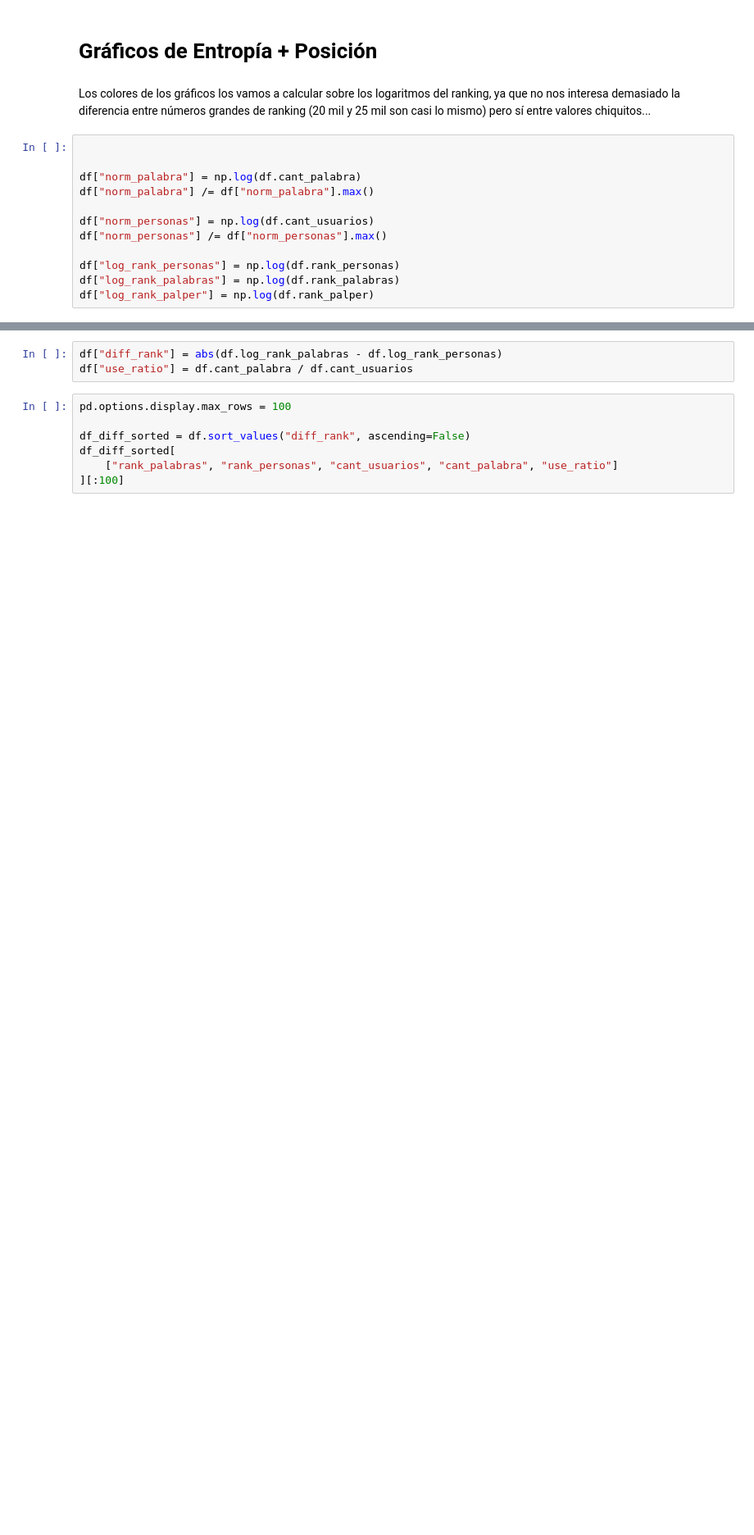
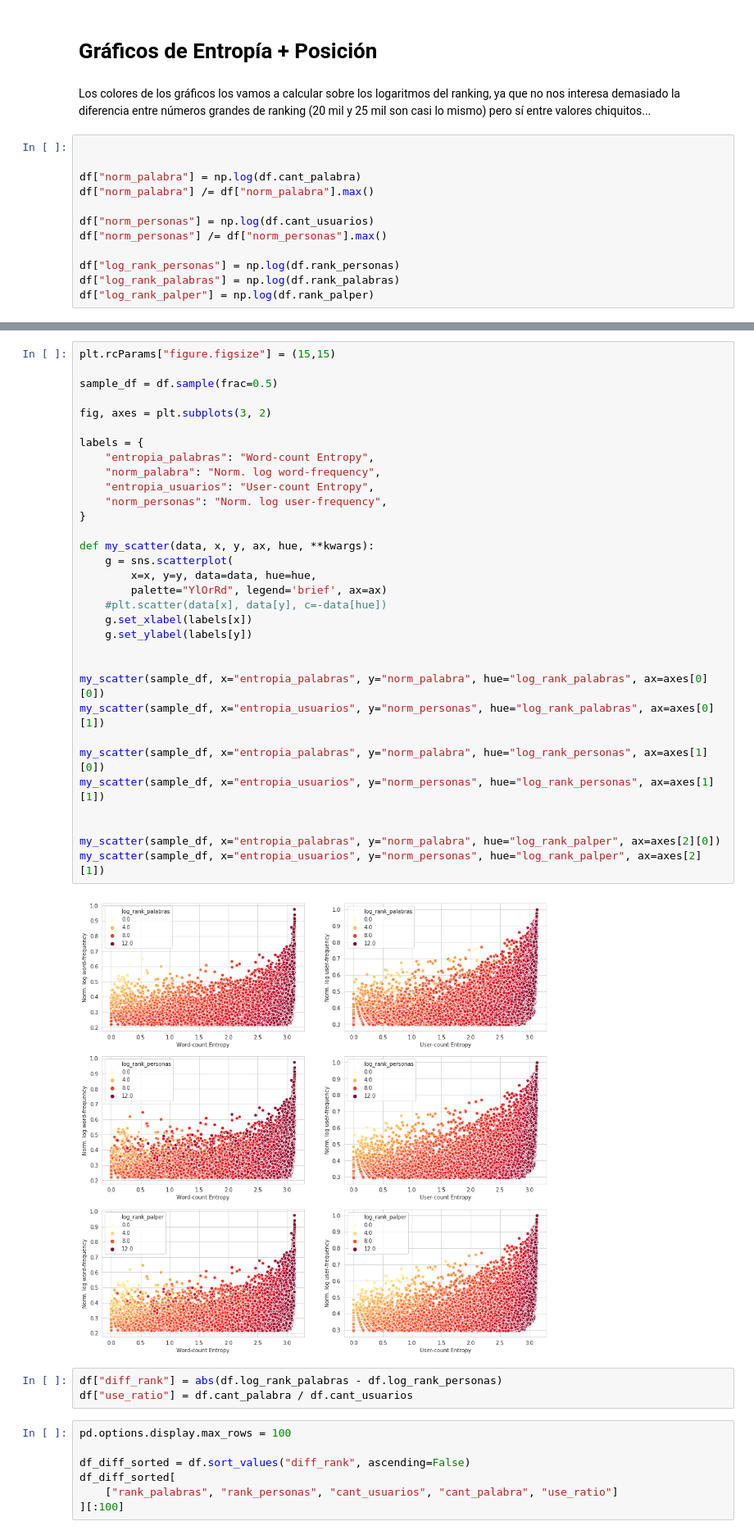
Before and after one commit to finiteautomata/contrastes, a Jupyter notebook: notebooks/graficos-entropia.ipynb, the cells around one changed output, grey strips where cells are left out. Shown at 82% size. Drawn from its saved outputs; the diff is of its cells as text; blank space fills up the shorter version.

```diff
--- a/notebooks/graficos-entropia.ipynb
+++ b/notebooks/graficos-entropia.ipynb
@@ -185,3 +157,37 @@ Text(0.5,1,'Word-Count Information Value on User-Count axes')
+# %%
+plt.rcParams["figure.figsize"] = (15,15)
+
+sample_df = df.sample(frac=0.5)
+
+fig, axes = plt.subplots(3, 2)
+
+labels = {
+    "entropia_palabras": "Word-count Entropy",
+    "norm_palabra": "Norm. log word-frequency",
+    "entropia_usuarios": "User-count Entropy",
+    "norm_personas": "Norm. log user-frequency",
+}
+
+def my_scatter(data, x, y, ax, hue, **kwargs):
+    g = sns.scatterplot(
+        x=x, y=y, data=data, hue=hue,
+        palette="YlOrRd", legend='brief', ax=ax)
+    #plt.scatter(data[x], data[y], c=-data[hue])
+    g.set_xlabel(labels[x])
+    g.set_ylabel(labels[y])
+
+
+my_scatter(sample_df, x="entropia_palabras", y="norm_palabra", hue="log_rank_palabras", ax=axes[0][0])
+my_scatter(sample_df, x="entropia_usuarios", y="norm_personas", hue="log_rank_palabras", ax=axes[0][1])
+
+my_scatter(sample_df, x="entropia_palabras", y="norm_palabra", hue="log_rank_personas", ax=axes[1][0])
+my_scatter(sample_df, x="entropia_usuarios", y="norm_personas", hue="log_rank_personas", ax=axes[1][1])
+
+
+my_scatter(sample_df, x="entropia_palabras", y="norm_palabra", hue="log_rank_palper", ax=axes[2][0])
+my_scatter(sample_df, x="entropia_usuarios", y="norm_personas", hue="log_rank_palper", ax=axes[2][1])
+# %% [output]
+[figure, added]
 # %%
 df["diff_rank"] = abs(df.log_rank_palabras - df.log_rank_personas)
 df["use_ratio"] = df.cant_palabra / df.cant_usuarios
```
Also changed, not shown: parts of 3 cells of this notebook.
